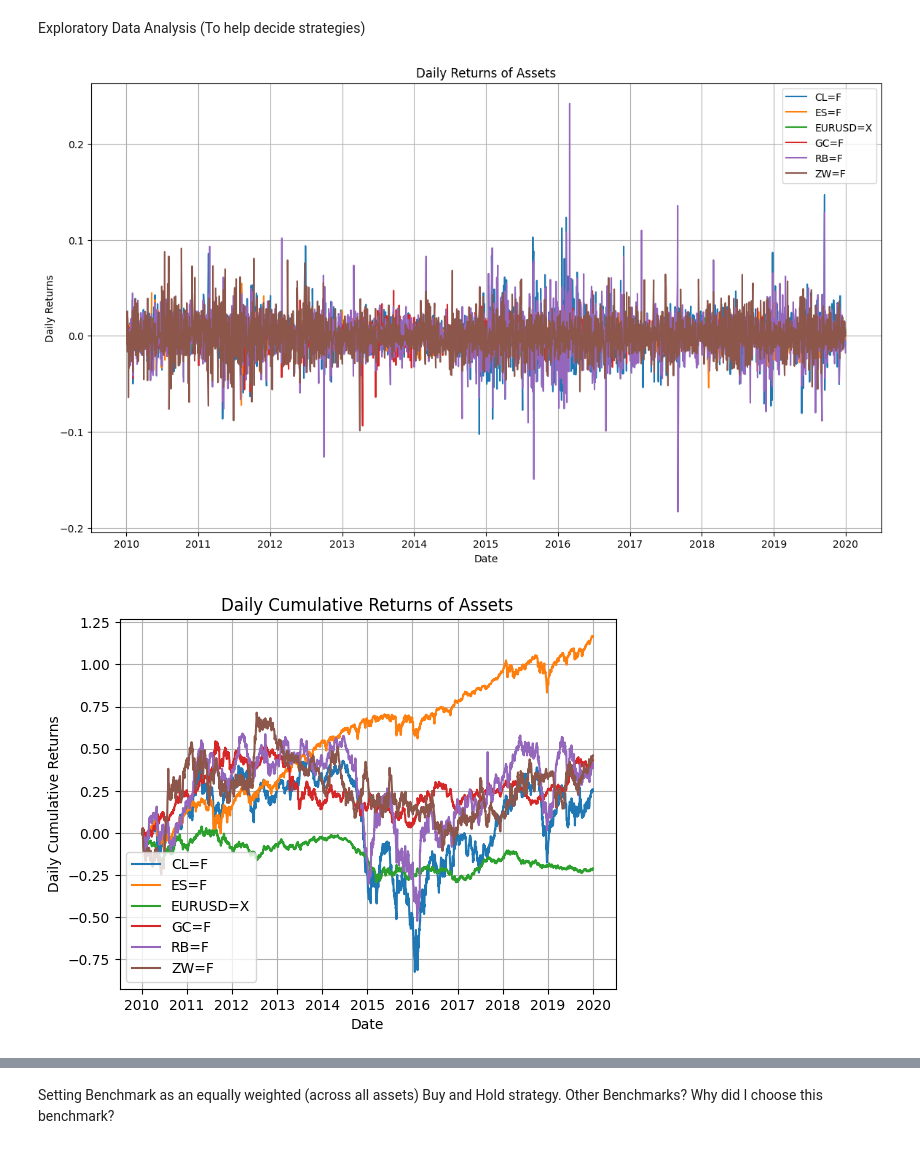
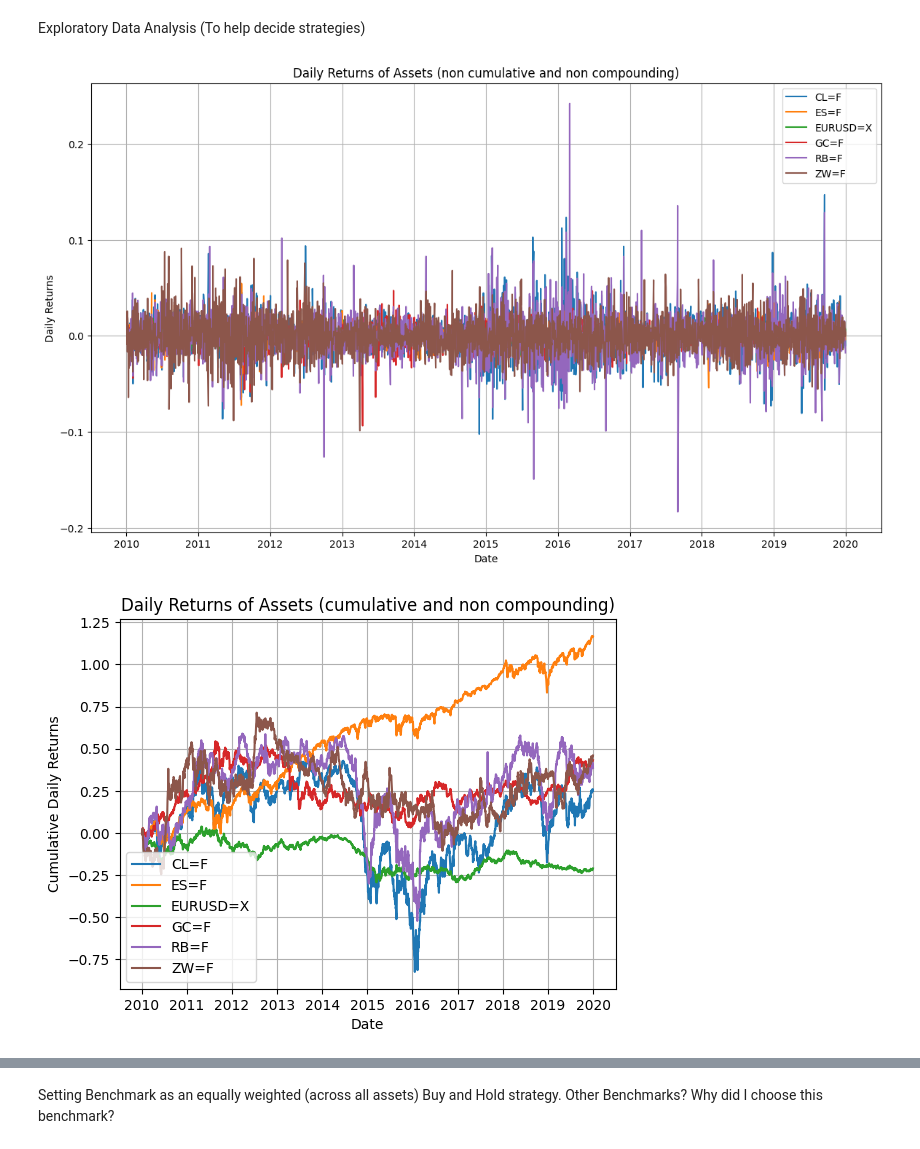
Before and after one commit to saumyajain1/Trading_Alphas_Capstone, a Jupyter notebook: Trading_Alphas_Capstone.ipynb, the cells around one changed output, grey strips where cells are left out. Saved outputs shown, nothing was run; the diff lists cells and outputs as text; code cells hidden in the pictures.

```diff
--- a/Trading_Alphas_Capstone.ipynb
+++ b/Trading_Alphas_Capstone.ipynb
@@ -31,14 +34,14 @@ assets = {
     # 'Aluminium Futures': 'ALI=F',
     'EUR/USD Currency': 'EURUSD=X',
     'Wheat Futures': 'ZW=F',
-    # 'VIX Futures': 'VIXY',
+    # 'VIX Futures': '',
     'Gasoline Futures': 'RB=F'
 }
 
 start_date = '2010-01-01'  # First trading day of 2010
 end_date = '2023-12-31'    # Last trading day of 2023
 
-futures_data = yf.download(list(assets.values()), start=start_date, end=end_date)
+futures_data = yf.download(list(assets.values()), start=start_date, end=end_date, auto_adjust=True)
 
 futures_data.index = pd.to_datetime(futures_data.index)
 print(futures_data.head())
@@ -179,9 +167,8 @@ Exploratory Data Analysis (To help decide strategies)
 # %%
 returns_data = train_data['Close'].pct_change().dropna()
 # print(returns_data)
-cum_returns_data = returns_data.cumsum()
-compounding_cum_returns_data = (1+returns_data).cumprod()
-
+cumulative_returns_data = returns_data.cumsum()
+compounding_cumulative_returns_data = (1+returns_data).cumprod()
 
 
 plt.figure(figsize=(14, 8))
@@ -190,34 +177,34 @@ plt.figure(figsize=(14, 8))
 for ticker in returns_data.columns:
     plt.plot(returns_data.index, returns_data[ticker], label=ticker)
 
 plt.title('Daily Returns of Assets (non cumulative and non compounding)')
 plt.xlabel('Date')
 plt.ylabel('Daily Returns')
 plt.legend()
 plt.grid(True)
 plt.show()
 
 # Printing cumulative daily returns of the assets (non compounding)
 for ticker in returns_data.columns:
-    plt.plot(cum_returns_data.index, cum_returns_data[ticker], label=ticker)
+    plt.plot(cumulative_returns_data.index, cumulative_returns_data[ticker], label=ticker)
 
 plt.title('Daily Returns of Assets (cumulative and non compounding)')
 plt.xlabel('Date')
 plt.ylabel('Cumulative Daily Returns')
 plt.legend()
 plt.grid(True)
 plt.show()
 
 # Printing compounding cumulative daily returns of the assets
 for ticker in returns_data.columns:
-    plt.plot(compounding_cum_returns_data.index, compounding_cum_returns_data[ticker], label=ticker)
+    plt.plot(compounding_cumulative_returns_data.index, compounding_cumulative_returns_data[ticker], label=ticker)
 
 plt.title('Daily Returns of Assets (cumulative and compounding)')
 plt.xlabel('Date')
 plt.ylabel('Compounding Cumulative Daily Returns')
 plt.legend()
 plt.grid(True)
 plt.show()
 # %% [output]
-[figure, old version]
+[figure, new version]
-[figure, old version]
+[figure, new version]
```
Also changed, not shown: parts of 18 cells of this notebook.
